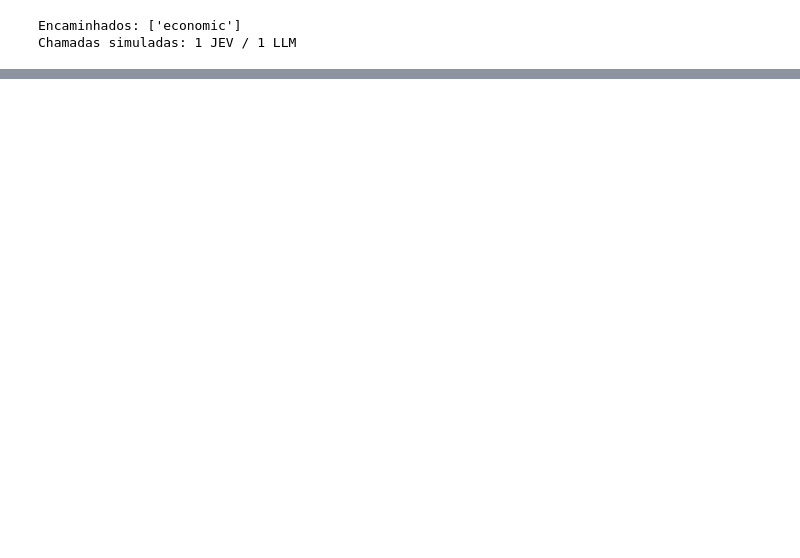
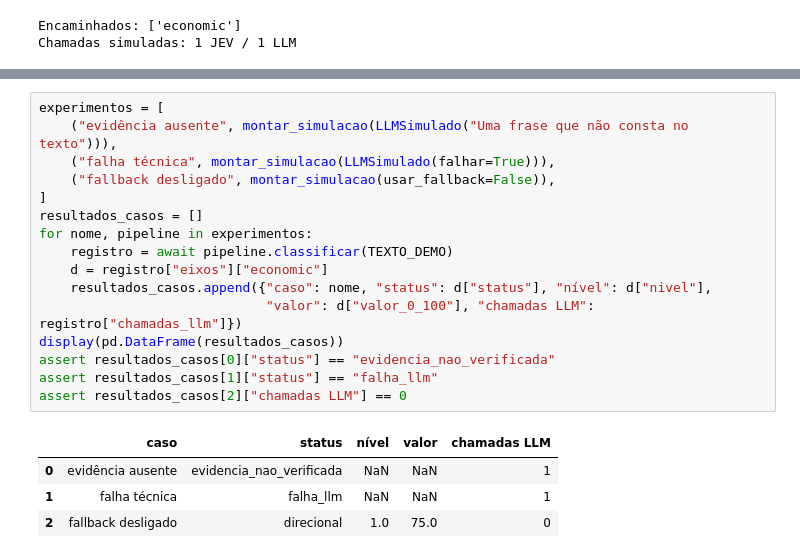
Before and after one commit to micaelol12/TCC, a Jupyter notebook: teste.ipynb, the cells around one changed output, grey strips where cells are left out. Cells and saved outputs as stored; diff of their text form; blank space fills up the shorter version.

```diff
--- a/teste.ipynb
+++ b/teste.ipynb
@@ -1545,0 +1556,21 @@ Chamadas simuladas: 1 JEV / 1 LLM
+# %%
+experimentos = [
+    ("evidência ausente", montar_simulacao(LLMSimulado("Uma frase que não consta no texto"))),
+    ("falha técnica", montar_simulacao(LLMSimulado(falhar=True))),
+    ("fallback desligado", montar_simulacao(usar_fallback=False)),
+]
+resultados_casos = []
+for nome, pipeline in experimentos:
+    registro = await pipeline.classificar(TEXTO_DEMO)
+    d = registro["eixos"]["economic"]
+    resultados_casos.append({"caso": nome, "status": d["status"], "nível": d["nivel"],
+                             "valor": d["valor_0_100"], "chamadas LLM": registro["chamadas_llm"]})
+display(pd.DataFrame(resultados_casos))
+assert resultados_casos[0]["status"] == "evidencia_nao_verificada"
+assert resultados_casos[1]["status"] == "falha_llm"
+assert resultados_casos[2]["chamadas LLM"] == 0
+# %% [output]
+|  | caso | status | nível | valor | chamadas LLM |
+| 0 | evidência ausente | evidencia_nao_verificada | NaN | NaN | 1 |
+| 1 | falha técnica | falha_llm | NaN | NaN | 1 |
+| 2 | fallback desligado | direcional | 1.0 | 75.0 | 0 |
```
Also changed, not shown: parts of 1 cell of this notebook.
